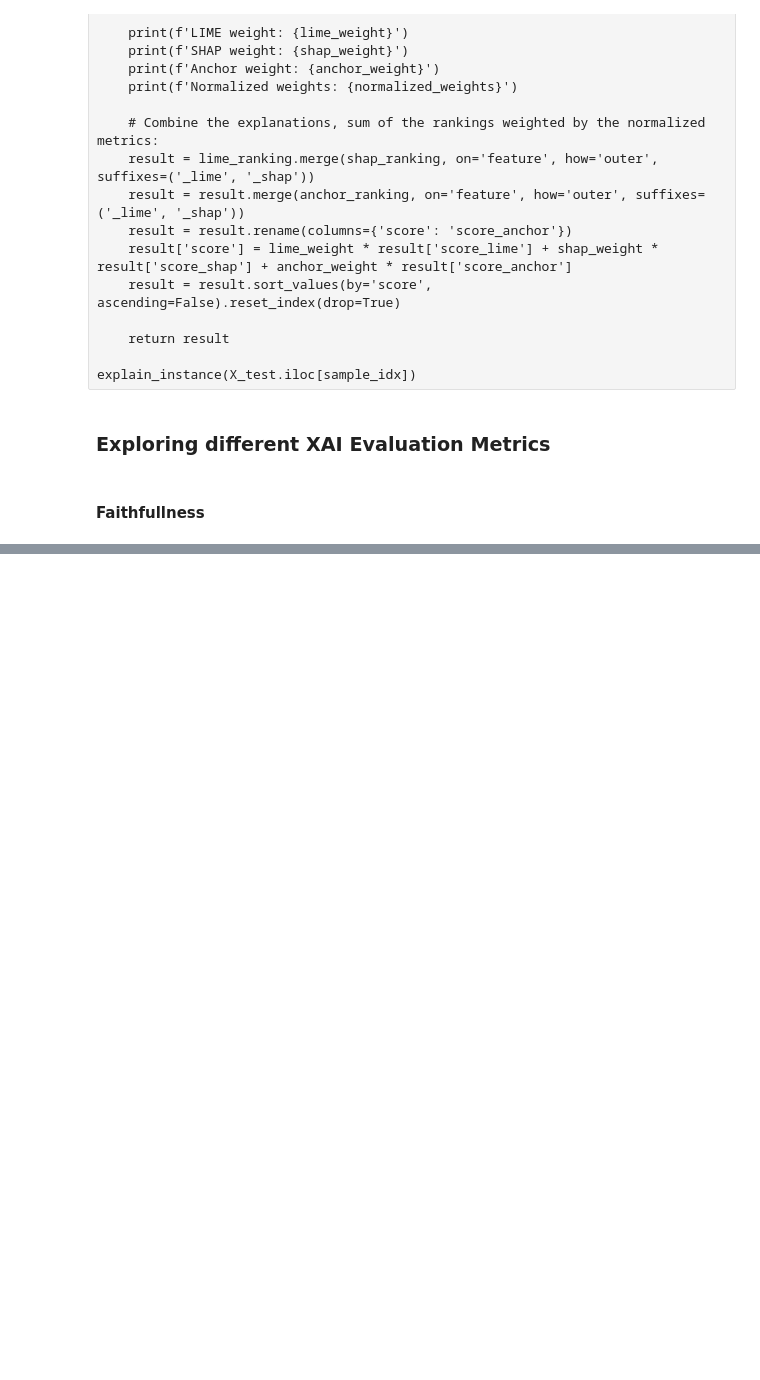
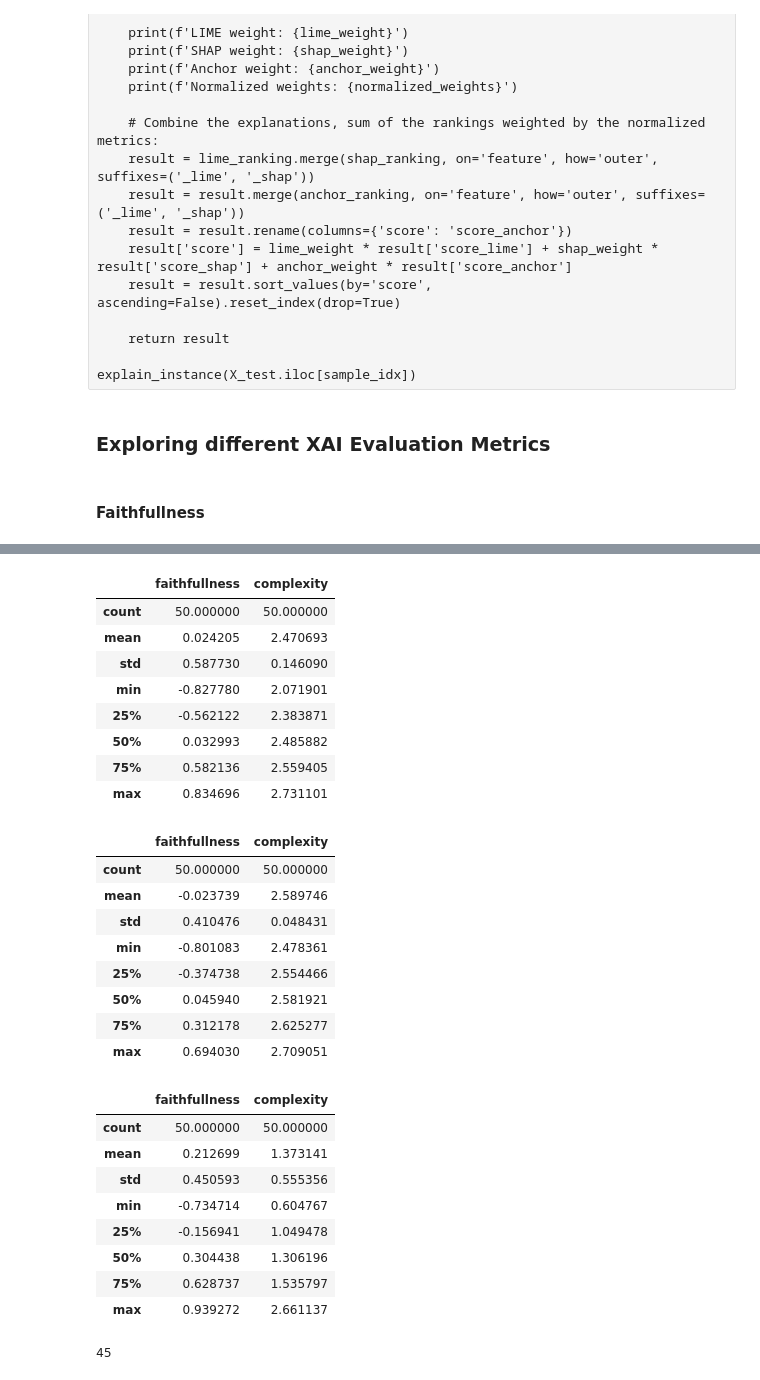
Before and after one commit to hiaac-finance/xai_aggregation, a Jupyter notebook: (OLD) NPABEE_clean.ipynb, the cells around one changed output, grey strips where cells are left out. Cells and saved outputs as stored; diff of their text form; code cells hidden in the pictures; blank space fills up the shorter version.

Commit message:
implemented complexity metric

```diff
--- a/NPABEE_clean.ipynb
+++ b/(OLD) NPABEE_clean.ipynb
@@ -1052,6 +1052,23 @@ class XaiEvaluator:
             mean_squared_differences.append(mean_squared_difference)
 
         return np.mean(mean_squared_differences)
+
+    def complexity(self, explainer: ExplainerWrapper | Type[ExplainerWrapper], instance_data_row: pd.Series) -> float:
+        if not isinstance(explainer, ExplainerWrapper):
+            explainer = explainer(self.clf, self.X_train, self.ohe_categorical_feature_names, predict_proba=self.predict_proba)
+
+        explanation = explainer.explain_instance(instance_data_row)
+
+        def frac_contribution(explanation: pd.DataFrame, i: int) -> float:
+            abs_score_sum = explanation['score'].abs().sum()
+            return explanation['score'].abs()[i] / abs_score_sum
+
+        sum = 0
+        for i in range(explanation.shape[0]):
+            fc = frac_contribution(explanation, i)
+            sum += fc * np.log(fc) if fc > 0 else 0
+
+        return -sum
 # %%
 # Usage example:
 g = FeatureImportanceCalculator(clf, X_train)
@@ -1087,20 +1103,0 @@ display(sensitivity)
-# %%
-shap_faithfullnesses = []
-lime_faithfullnesses = []
-anchor_faithfullnesses = []
-for i in range(50):
-    sample_idx = i
-    shap_faithfullness = xai_eval.faithfullness_correlation(ShapTabularTreeWrapper,
-                                                            X_test.iloc[sample_idx], len_subset=10, iterations=10, baseline_strategy="mean")
-    lime_faithfullness = xai_eval.faithfullness_correlation(LimeWrapper, X_test.iloc[sample_idx],
-                                                            len_subset=10, iterations=10, baseline_strategy="mean")
-    anchor_faithfullness = xai_eval.faithfullness_correlation(AnchorWrapper, X_test.iloc[sample_idx],
-                                                              len_subset=10, iterations=10, baseline_strategy="mean")
-
-    shap_faithfullnesses.append(shap_faithfullness)
-    lime_faithfullnesses.append(lime_faithfullness)
-    anchor_faithfullnesses.append(anchor_faithfullness)
-
-print(f'SHAP mean faithfullness: {np.mean(shap_faithfullnesses)}')
-print(f'LIME mean faithfullness: {np.mean(lime_faithfullnesses)}')
-print(f'Anchor mean faithfullness: {np.mean(anchor_faithfullnesses)}')
@@ -1114,0 +1174,41 @@ Anchor mean faithfullness: 0.30257094759597175
+# %%
+display(shap_metrics.describe())
+display(lime_metrics.describe())
+display(anchor_metrics.describe())
+# %% [output]
+|  | faithfullness | complexity |
+| count | 50.000000 | 50.000000 |
+| mean | 0.024205 | 2.470693 |
+| std | 0.587730 | 0.146090 |
+| min | -0.827780 | 2.071901 |
+| 25% | -0.562122 | 2.383871 |
+| 50% | 0.032993 | 2.485882 |
+| 75% | 0.582136 | 2.559405 |
+| max | 0.834696 | 2.731101 |
+|  | faithfullness | complexity |
+| count | 50.000000 | 50.000000 |
+| mean | -0.023739 | 2.589746 |
+| std | 0.410476 | 0.048431 |
+| min | -0.801083 | 2.478361 |
+| 25% | -0.374738 | 2.554466 |
+| 50% | 0.045940 | 2.581921 |
+| 75% | 0.312178 | 2.625277 |
+| max | 0.694030 | 2.709051 |
+|  | faithfullness | complexity |
+| count | 50.000000 | 50.000000 |
+| mean | 0.212699 | 1.373141 |
+| std | 0.450593 | 0.555356 |
+| min | -0.734714 | 0.604767 |
+| 25% | -0.156941 | 1.049478 |
+| 50% | 0.304438 | 1.306196 |
+| 75% | 0.628737 | 1.535797 |
+| max | 0.939272 | 2.661137 |
+# %%
+# Count how many times anchor_metrics['complexity'] is lower than shap_metrics['complexity'] and lime_metrics['complexity']
+anchor_complexity_lower_than_shap = anchor_metrics['complexity'] < shap_metrics['complexity']
+anchor_complexity_lower_than_lime = anchor_metrics['complexity'] < lime_metrics['complexity']
+anchor_lower_than_both = anchor_complexity_lower_than_shap & anchor_complexity_lower_than_lime
+
+display(anchor_lower_than_both.sum())
+# %% [output]
+45
```
Also changed, not shown: parts of 14 cells of this notebook, 1 other file.
